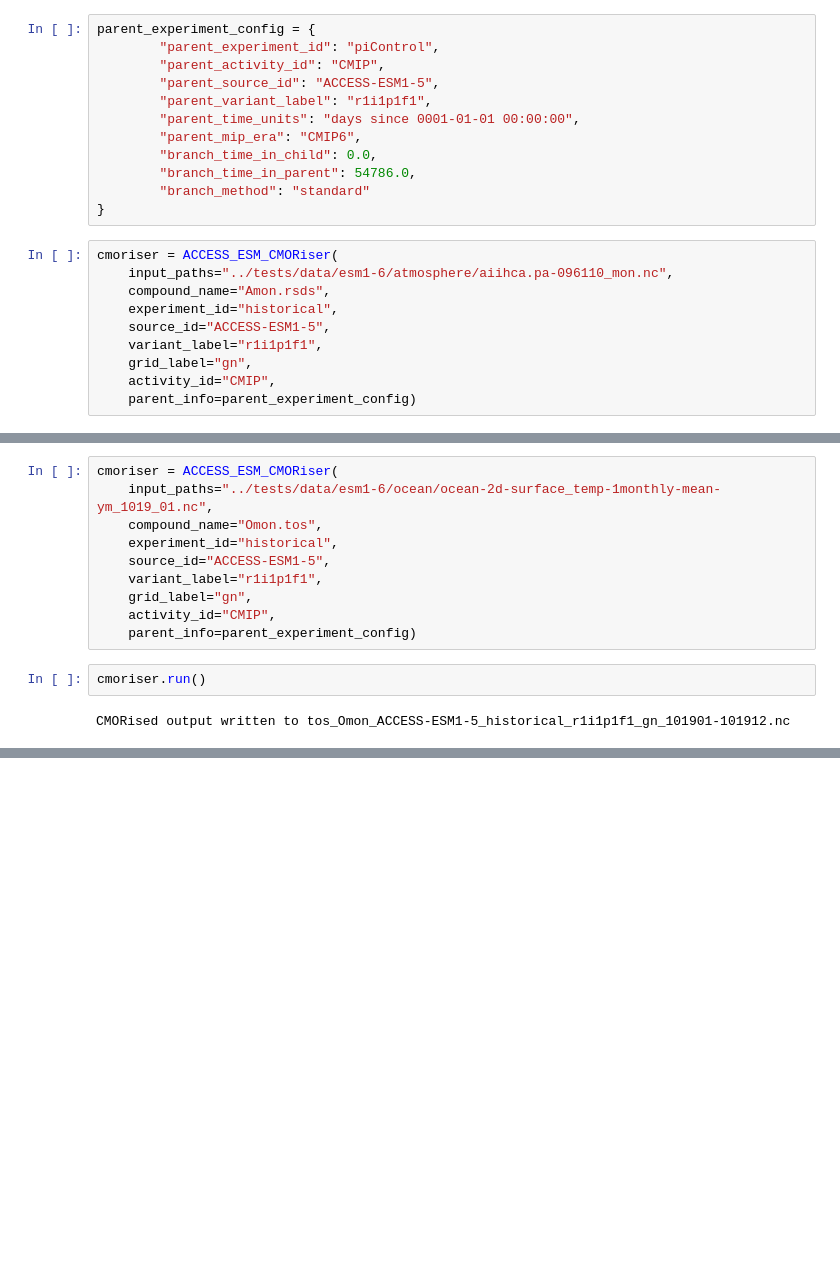
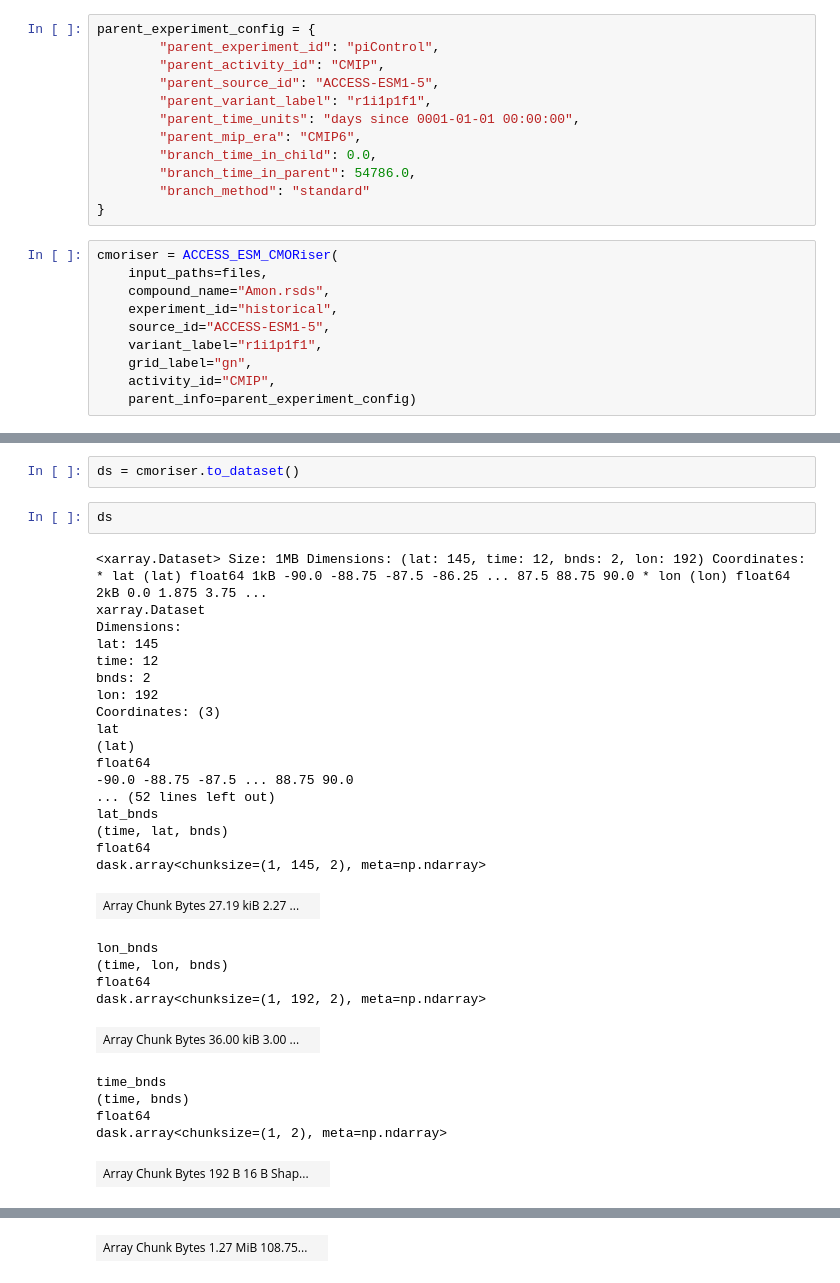
Before and after one commit to ACCESS-NRI/ACCESS-MOPPy, a Jupyter notebook: notebooks/Getting_started.ipynb, the cells around one changed output, grey strips where cells are left out. Drawn from its saved outputs; the diff is of its cells as text; blank space fills up the shorter version.

```diff
--- a/notebooks/Getting_started.ipynb
+++ b/notebooks/Getting_started.ipynb
@@ -42,7 +43,7 @@ parent_experiment_config = {
 }
 # %%
 cmoriser = ACCESS_ESM_CMORiser(
-    input_paths="../tests/data/esm1-6/atmosphere/aiihca.pa-096110_mon.nc",
+    input_paths=files,
     compound_name="Amon.rsds",
     experiment_id="historical",
     source_id="ACCESS-ESM1-5",
@@ -123,14 +56,33 @@ creator_url :
-# %%
-cmoriser = ACCESS_ESM_CMORiser(
-    input_paths="../tests/data/esm1-6/ocean/ocean-2d-surface_temp-1monthly-mean-ym_1019_01.nc",
-    compound_name="Omon.tos",
-    experiment_id="historical",
-    source_id="ACCESS-ESM1-5",
-    variant_label="r1i1p1f1",
-    grid_label="gn",
-    activity_id="CMIP",
-    parent_info=parent_experiment_config)
-# %%
-cmoriser.run()
-# %% [output]
-CMORised output written to tos_Omon_ACCESS-ESM1-5_historical_r1i1p1f1_gn_101901-101912.nc
+# %%
+ds = cmoriser.to_dataset()
+# %%
+ds
+# %% [output]
+<xarray.Dataset> Size: 1MB Dimensions: (lat: 145, time: 12, bnds: 2, lon: 192) Coordinates: * lat (lat) float64 1kB -90.0 -88.75 -87.5 -86.25 ... 87.5 88.75 90.0 * lon (lon) float64 2kB 0.0 1.875 3.75 ...
+xarray.Dataset
+Dimensions:
+lat: 145
+time: 12
+bnds: 2
+lon: 192
+Coordinates: (3)
+lat
+(lat)
+float64
+-90.0 -88.75 -87.5 ... 88.75 90.0
+... (52 lines left out)
+lat_bnds
+(time, lat, bnds)
+float64
+dask.array<chunksize=(1, 145, 2), meta=np.ndarray>
+| Array Chunk Bytes 27.19 kiB 2.27 ... |  |
+lon_bnds
+(time, lon, bnds)
+float64
+dask.array<chunksize=(1, 192, 2), meta=np.ndarray>
+| Array Chunk Bytes 36.00 kiB 3.00 ... |  |
+time_bnds
+(time, bnds)
+float64
+dask.array<chunksize=(1, 2), meta=np.ndarray>
+| Array Chunk Bytes 192 B 16 B Shap... |  |
@@ -136,0 +106 @@ CMORised output written to tos_Omon_ACCESS-ESM1-5_historical_r1i1p1f1_gn_101901-
+| Array Chunk Bytes 1.27 MiB 108.75... |  |
```
Also changed, not shown: parts of 9 cells of this notebook, 9 other files.
